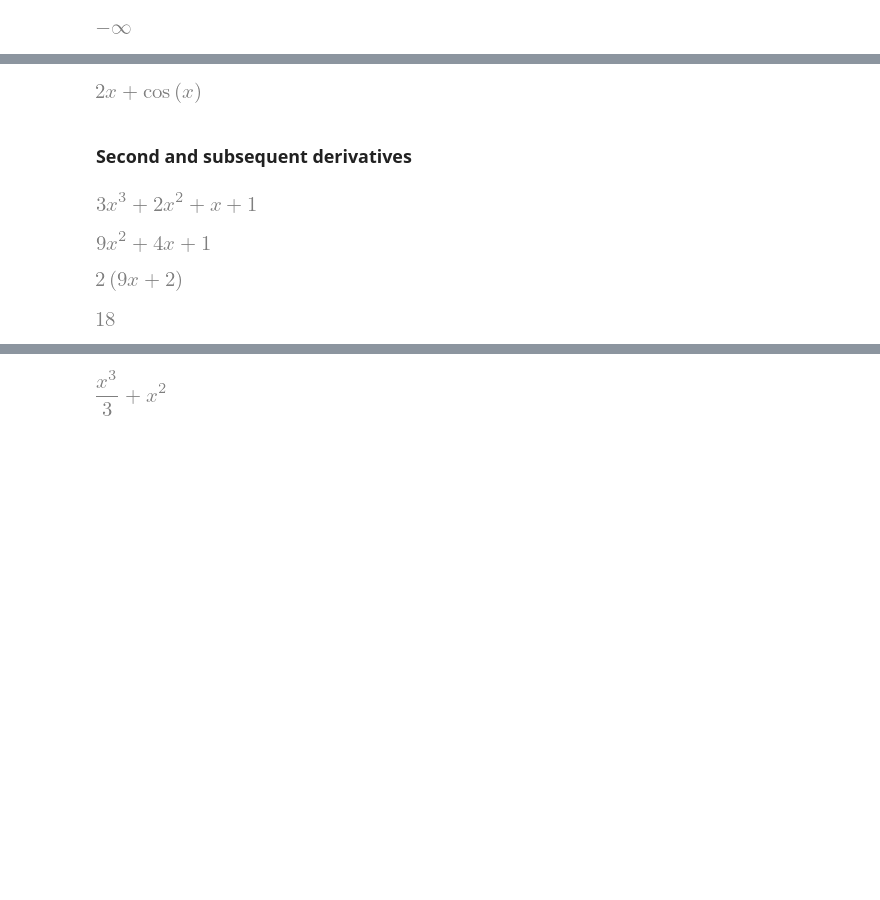
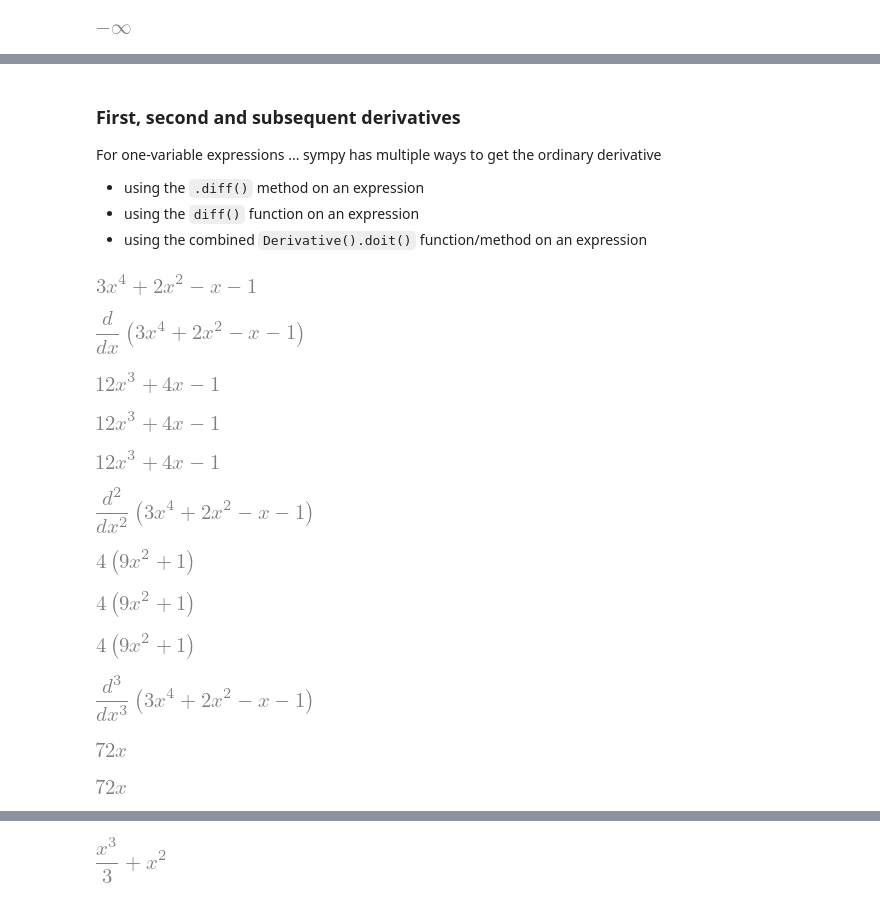
Before and after one commit to bpalmer4/code-snippets, a Jupyter notebook: notebooks/Introduction to sympy.ipynb, the cells around one changed output, grey strips where cells are left out. Cells and saved outputs as stored; diff of their text form; code cells hidden in the pictures; blank space fills up the shorter version.

```diff
--- a/notebooks/Introduction to sympy.ipynb
+++ b/notebooks/Introduction to sympy.ipynb
@@ -695,27 +771,72 @@ expr
-# %%
-expr.diff() # differentiate in respect of x
-# %% [output]
-[figure, removed]
 # %% [markdown]
-### Second and subsequent derivatives
+### First, second and subsequent derivatives
+
+For one-variable expressions ... sympy has multiple ways to get the ordinary derivative
+* using the `.diff()` method on an expression
+* using the `diff()` function on an expression
+* using the combined `Derivative().doit()` function/method on an expression
 # %%
+# Let's generate a polynomial ...
 x = sp.Symbol('x')
-expr = 3 * x ** 3 + 2 * x ** 2 + x + 1
-expr
+y = 3 * x ** 4 + 2 * x ** 2 - x - 1
+y
 # %% [output]
-[figure, old version]
+[figure, new version]
+# %%
+# provide the symbolic forumala for the first derivative
+y_dash = sp.Derivative(y, x)
+y_dash
+# %% [output]
+[figure, added]
+# %%
+# And calculate the differential ...
+y_dash.doit()
+# %% [output]
+[figure, added]
 # %%
-# first derivative
-expr.diff(x)
+# Also ... using the .diff() method
+y.diff(x) # differentiate with respect to x
 # %% [output]
-[figure, old version]
+[figure, new version]
+# %%
+# Also using the diff() function
+sp.diff(y, x) # differentiate with respect to x
+# %% [output]
+[figure, added]
+# %%
+# provide the symbolic formula for the second derivative
+y_2dash = sp.Derivative(y, x, 2)
+y_2dash
+# %% [output]
+[figure, added]
+# %%
+# second derivative can also be done like this
+y_2dash.doit()
+# %% [output]
+[figure, added]
 # %%
-# second derivative
-expr.diff(x, 2)
+# Also ...
+y.diff(x, x) # differentiate twice in respect of x
 # %% [output]
-[figure, old version]
+[figure, new version]
+# %%
+# Also ...
+y.diff(x, 2)
+# %% [output]
+[figure, added]
+# %%
+# And the formula for the third Derivative
+y_3dash = sp.Derivative(y, x, 3)
+y_3dash
+# %% [output]
+[figure, added]
 # %%
 # third derivative (and so on ...)
-expr.diff(x, 3)
+y_3dash.doit()
 # %% [output]
-[figure, old version]
+[figure, new version]
+# %%
+# Also ...
+y.diff(x, 3)
+# %% [output]
+[figure, added]
```
Also changed, not shown: parts of 53 cells of this notebook.
